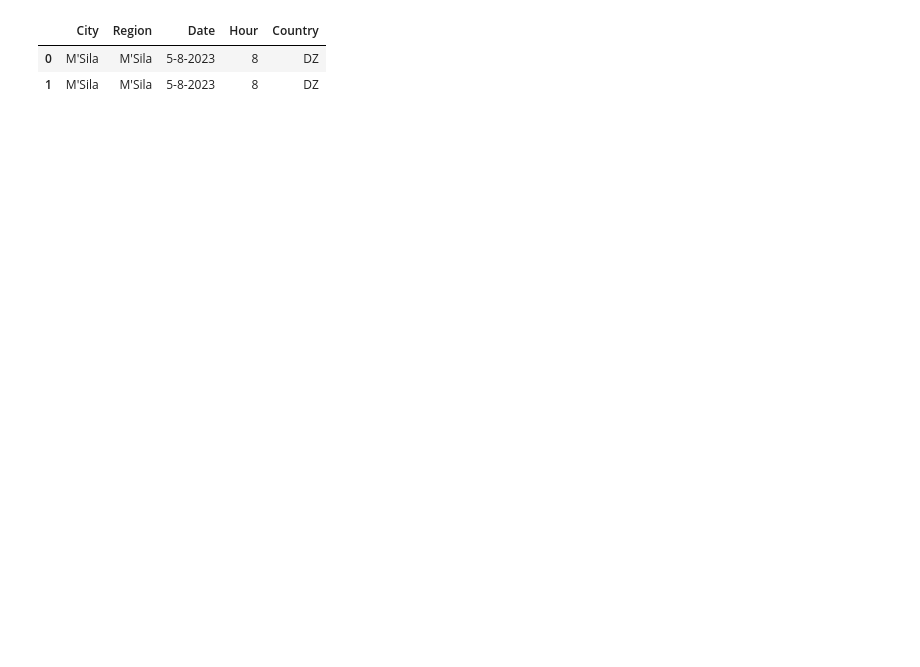
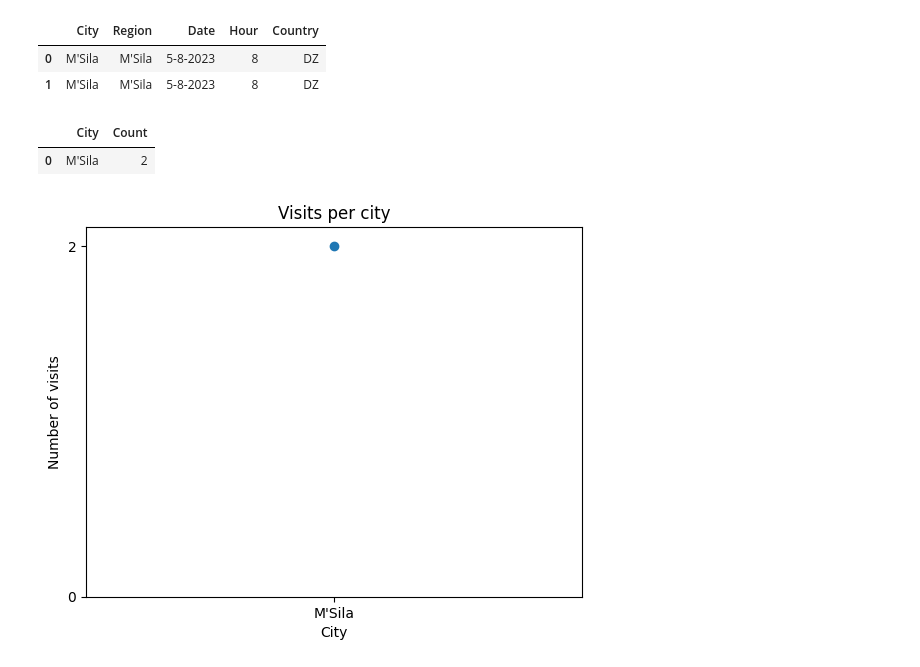
Before and after one commit to abd-ellatif/CondorSult-Analytics, a Jupyter notebook: Other Analytics.ipynb, the cells around one changed output. Drawn from its saved outputs; the diff is of its cells as text; code cells hidden in the pictures; blank space fills up the shorter version.

Commit message:
Added graphs

```diff
--- a/Other Analytics.ipynb
+++ b/Other Analytics.ipynb
@@ -16,6 +17,19 @@ Country = df.groupby(['Country']).size().reset_index(name='Count')
 # %%
 Cities.to_json("Visits per city",orient="records")
 Regions.to_json("Visits per region",orient="records")
-Dates.to_json("Visites per day",orient="records")
-Hour.to_json("Visites per Hour",orient="records")
-Country.to_json("Visits per Country",orient="records")
+Dates.to_json("Visits per day",orient="records")
+Hours.to_json("Visits per Hour",orient="records")
+Countries.to_json("Visits per Country",orient="records")
+Cities
+# %% [output]
+|  | City | Count |
+| 0 | M'Sila | 2 |
+# %%
+plt.plot(Cities['City'], Cities['Count'], marker='o', linestyle='-')
+plt.xlabel('City')
+plt.ylabel('Number of visits')
+plt.title('Visits per city')
+plt.yticks(range(0, max(Cities['Count'])+1, 2))
+plt.show()
+# %% [output]
+[figure, added]
```
Also changed, not shown: parts of 6 cells of this notebook, 2 other files.
